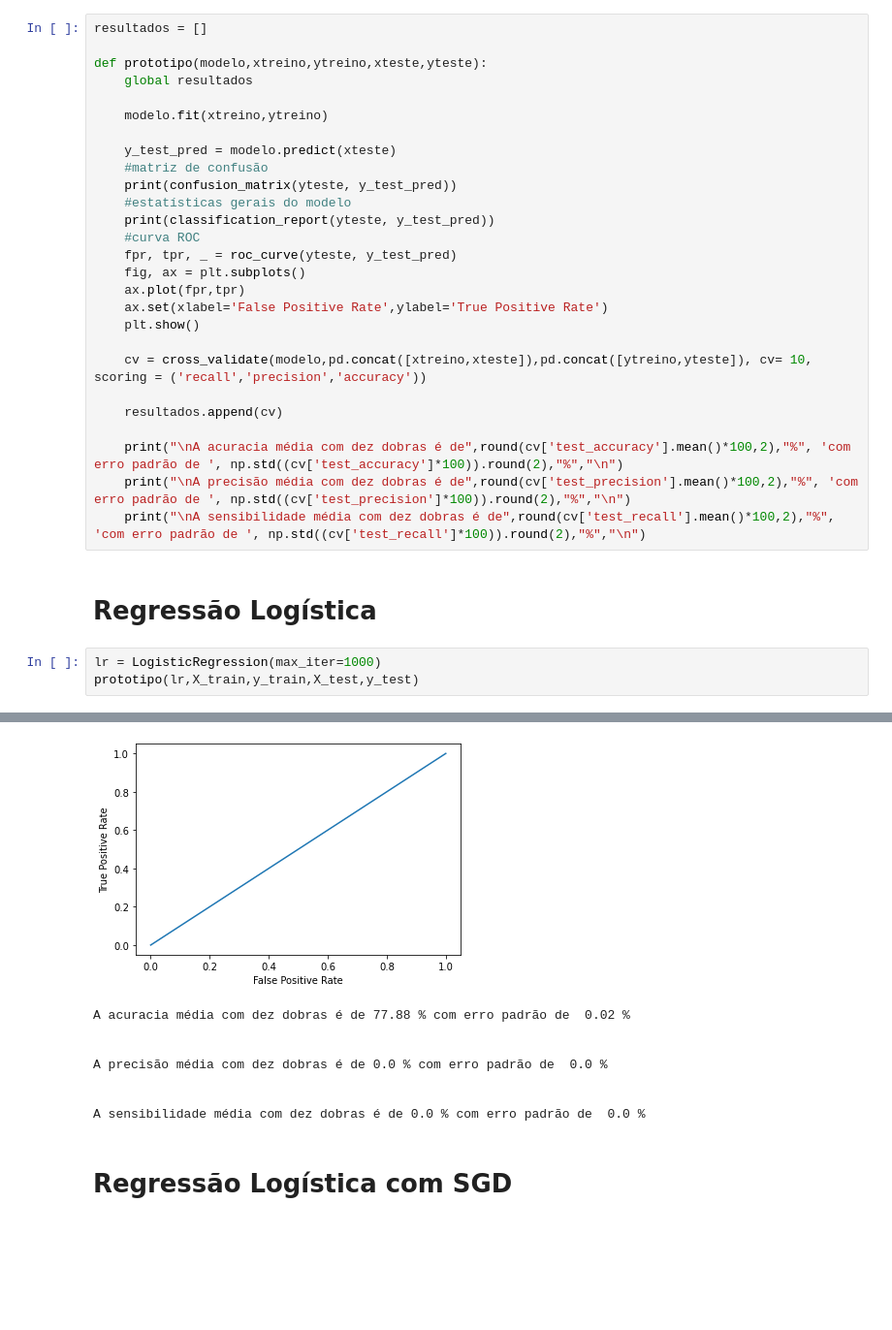
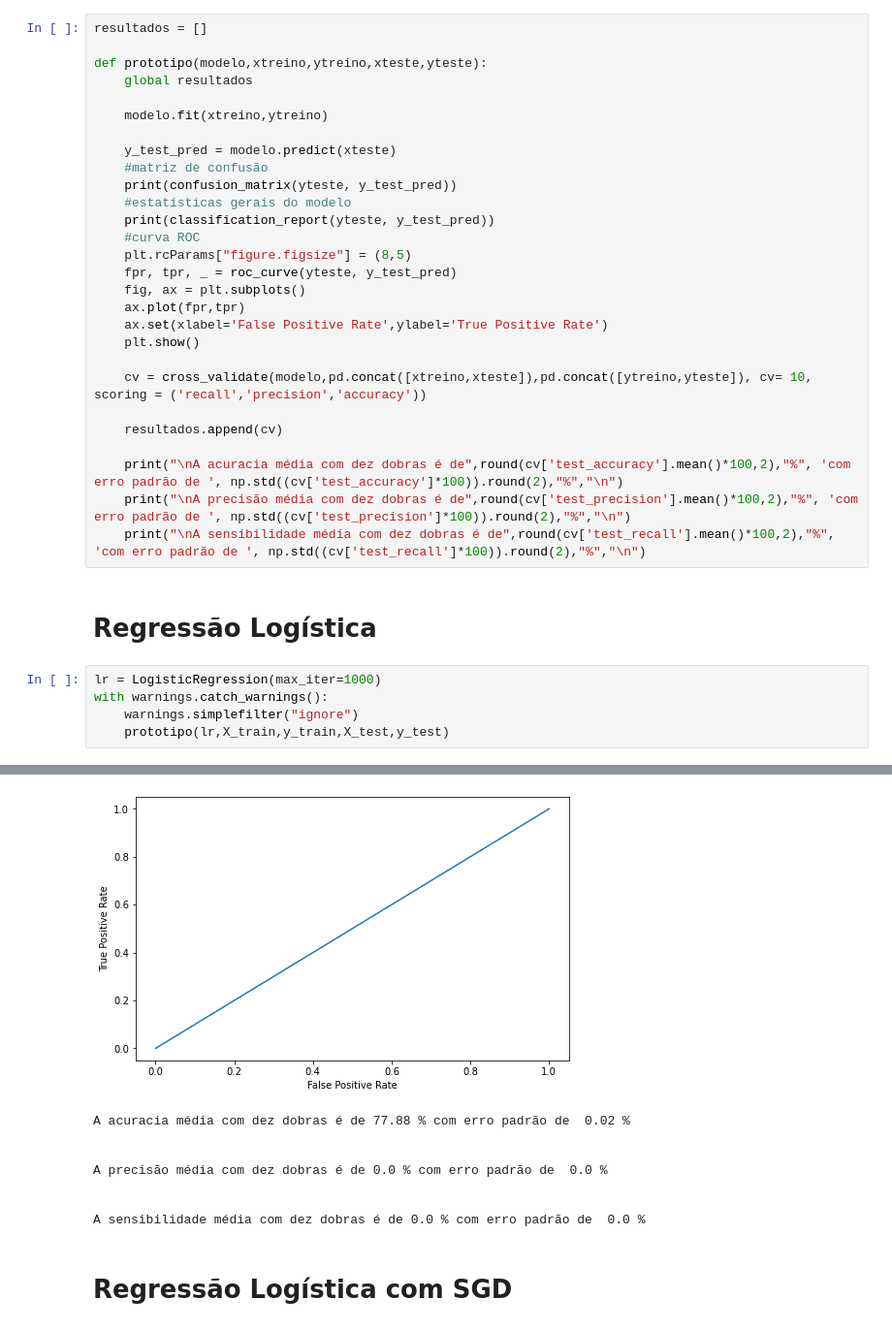
Before and after one commit to Torm198/LabEst2021.1, a Jupyter notebook: 3_montagem_dos_modelos.ipynb, the cells around one changed output, grey strips where cells are left out. Shown at 97% size. Cells and saved outputs as stored; diff of their text form; blank space fills up the shorter version.

```diff
--- a/3_montagem_dos_modelos.ipynb
+++ b/3_montagem_dos_modelos.ipynb
@@ -106,6 +124,7 @@ def prototipo(modelo,xtreino,ytreino,xteste,yteste):
     #estatísticas gerais do modelo
     print(classification_report(yteste, y_test_pred))
     #curva ROC
+    plt.rcParams["figure.figsize"] = (8,5)
     fpr, tpr, _ = roc_curve(yteste, y_test_pred)
     fig, ax = plt.subplots()
     ax.plot(fpr,tpr)
@@ -123,19 +142,21 @@ def prototipo(modelo,xtreino,ytreino,xteste,yteste):
 # Regressão Logística
 # %%
 lr = LogisticRegression(max_iter=1000)
-prototipo(lr,X_train,y_train,X_test,y_test)
+with warnings.catch_warnings():
+    warnings.simplefilter("ignore")
+    prototipo(lr,X_train,y_train,X_test,y_test)
 # %% [output]
 [[6997    0]
  [2003    0]]
               precision    recall  f1-score   support
 
            0       0.78      1.00      0.87      6997
            1       0.00      0.00      0.00      2003
 
     accuracy                           0.78      9000
    macro avg       0.39      0.50      0.44      9000
 weighted avg       0.60      0.78      0.68      9000
-[figure, old version]
+[figure, new version]
 A acuracia média com dez dobras é de 77.88 % com erro padrão de  0.02 %
 
 
```
Also changed, not shown: parts of 13 cells of this notebook.
